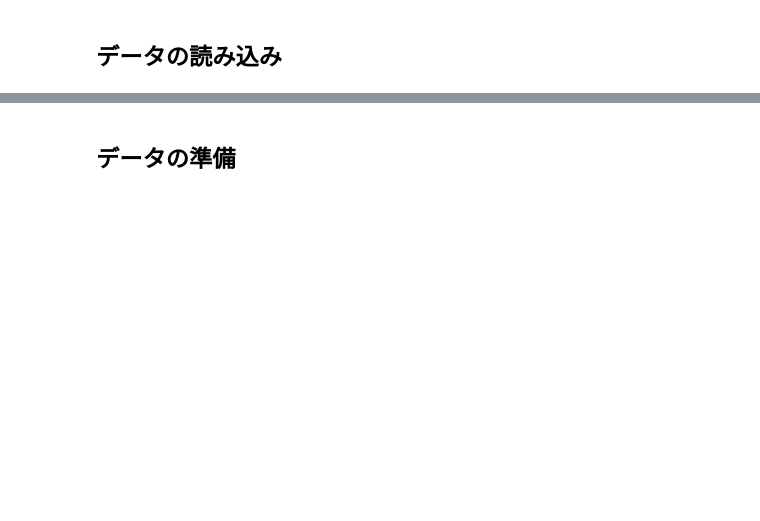
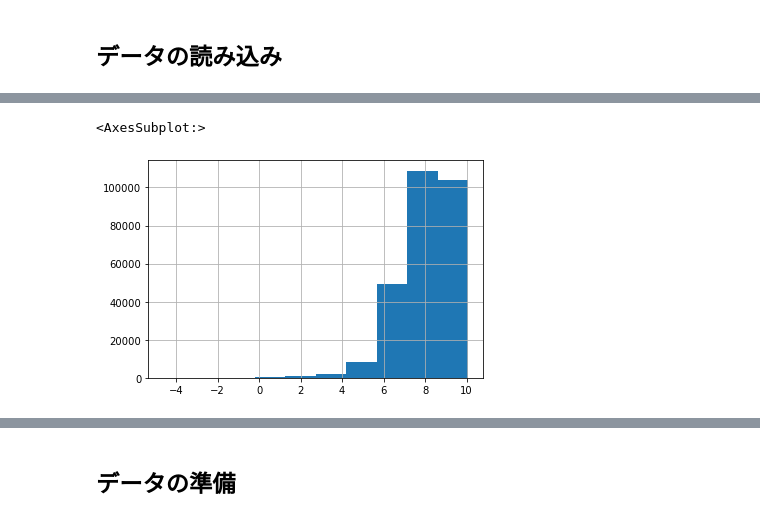
Before and after one commit to nmatsuo63/dshc, a Jupyter notebook: ipynb/3_学習_lgbm.ipynb, the cells around one changed output, grey strips where cells are left out. Saved outputs shown, nothing was run; the diff lists cells and outputs as text; code cells hidden in the pictures; blank space fills up the shorter version.

```diff
--- a/ipynb/3_学習_lgbm.ipynb
+++ b/ipynb/3_学習_lgbm.ipynb
@@ -17,0 +72,5 @@ df = df_org
+# %%
+df['log_goal'].hist()
+# %% [output]
+<AxesSubplot:>
+[figure, added]
```
Also changed, not shown: parts of 21 cells of this notebook.
